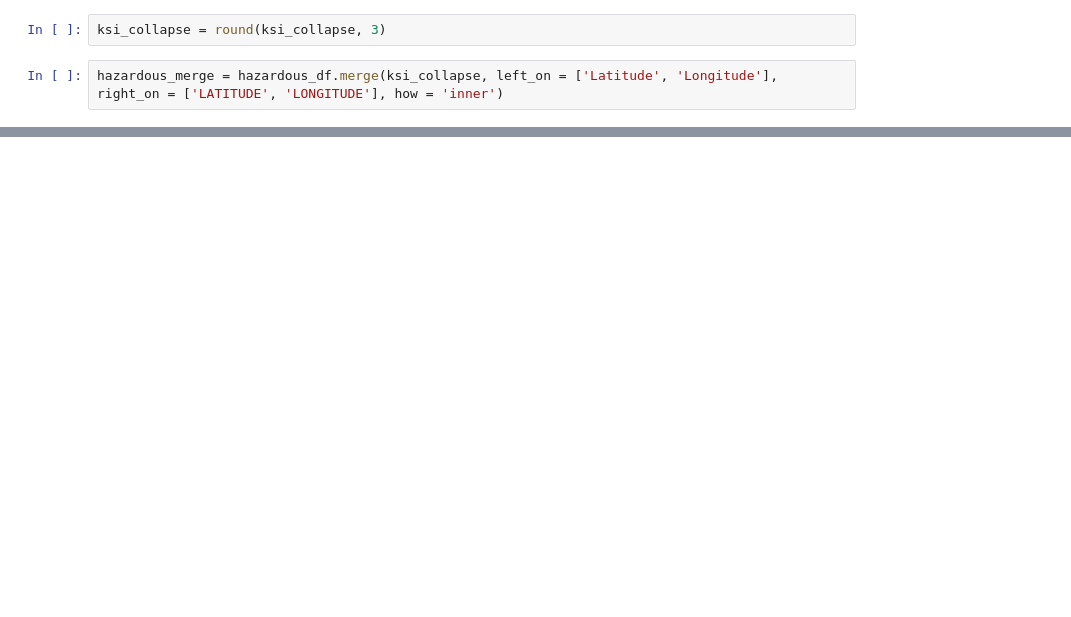
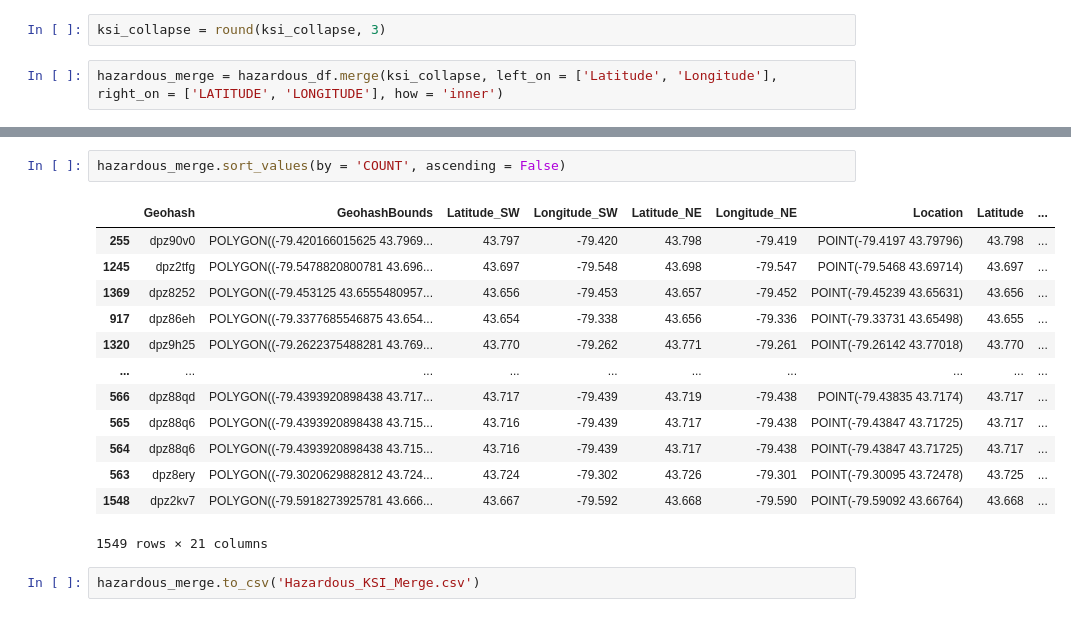
Before and after one commit to Vincent-Kwan/Safe-Roads-Competition, a Jupyter notebook: KSI_Hazardous.ipynb, the cells around one changed output, grey strips where cells are left out. Cells and saved outputs as stored; diff of their text form; blank space fills up the shorter version.

```diff
--- a/KSI_Hazardous.ipynb
+++ b/KSI_Hazardous.ipynb
@@ -82,0 +58,18 @@ ksi_df[ksi_df['ACCNUM'] == ksi_df['ACCNUM']]
+# %%
+hazardous_merge.sort_values(by = 'COUNT', ascending = False)
+# %% [output]
+|  | Geohash | GeohashBounds | Latitude_SW | Longitude_SW | Latitude_NE | Longitude_NE | Location | Latitude | ... |
+| 255 | dpz90v0 | POLYGON((-79.420166015625 43.7969... | 43.797 | -79.420 | 43.798 | -79.419 | POINT(-79.4197 43.79796) | 43.798 | ... |
+| 1245 | dpz2tfg | POLYGON((-79.5478820800781 43.696... | 43.697 | -79.548 | 43.698 | -79.547 | POINT(-79.5468 43.69714) | 43.697 | ... |
+| 1369 | dpz8252 | POLYGON((-79.453125 43.6555480957... | 43.656 | -79.453 | 43.657 | -79.452 | POINT(-79.45239 43.65631) | 43.656 | ... |
+| 917 | dpz86eh | POLYGON((-79.3377685546875 43.654... | 43.654 | -79.338 | 43.656 | -79.336 | POINT(-79.33731 43.65498) | 43.655 | ... |
+| 1320 | dpz9h25 | POLYGON((-79.2622375488281 43.769... | 43.770 | -79.262 | 43.771 | -79.261 | POINT(-79.26142 43.77018) | 43.770 | ... |
+| ... | ... | ... | ... | ... | ... | ... | ... | ... | ... |
+| 566 | dpz88qd | POLYGON((-79.4393920898438 43.717... | 43.717 | -79.439 | 43.719 | -79.438 | POINT(-79.43835 43.7174) | 43.717 | ... |
+| 565 | dpz88q6 | POLYGON((-79.4393920898438 43.715... | 43.716 | -79.439 | 43.717 | -79.438 | POINT(-79.43847 43.71725) | 43.717 | ... |
+| 564 | dpz88q6 | POLYGON((-79.4393920898438 43.715... | 43.716 | -79.439 | 43.717 | -79.438 | POINT(-79.43847 43.71725) | 43.717 | ... |
+| 563 | dpz8ery | POLYGON((-79.3020629882812 43.724... | 43.724 | -79.302 | 43.726 | -79.301 | POINT(-79.30095 43.72478) | 43.725 | ... |
+| 1548 | dpz2kv7 | POLYGON((-79.5918273925781 43.666... | 43.667 | -79.592 | 43.668 | -79.590 | POINT(-79.59092 43.66764) | 43.668 | ... |
+1549 rows × 21 columns
+# %%
+hazardous_merge.to_csv('Hazardous_KSI_Merge.csv')
```
Also changed, not shown: parts of 7 cells of this notebook, 2 other files.
